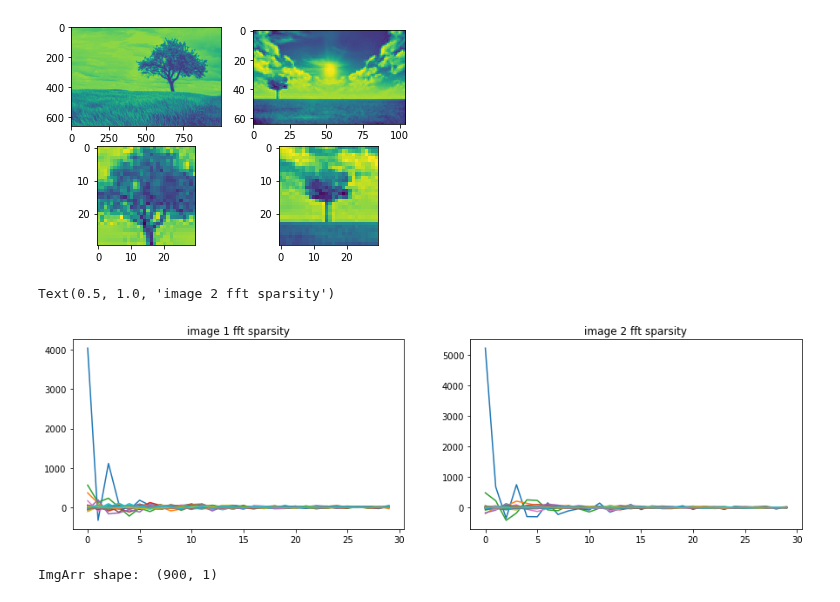
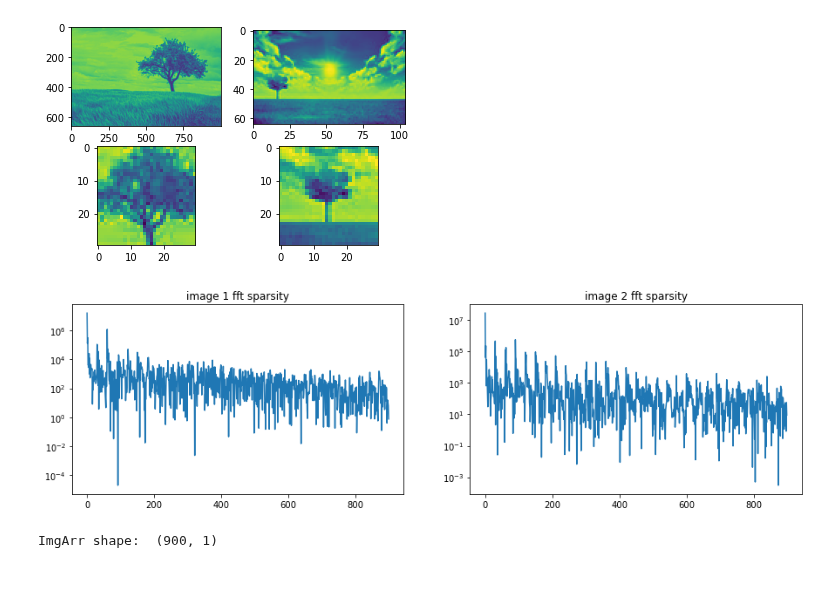
Before and after one commit to qkstngus000/Visual-Compressive-Sensing, a Jupyter notebook: V1_Compress _Sensing.ipynb, the cells around one changed output. Cells and saved outputs as stored; diff of their text form; code cells hidden in the pictures.

Commit message:
Change normal plot to log plot for dct image

```diff
--- a/V1_Compress _Sensing.ipynb
+++ b/V1_Compress _Sensing.ipynb
@@ -106,17 +98,18 @@ plt.imshow(img2)
 # %%
 fig = plt.figure(figsize = (15, 4))
 
 # FFT of original image
 ax = fig.add_subplot(1, 2, 1)
-plt.plot(fft.dctn(imgArr1, norm = 'ortho'))
+plt.plot(fft.dctn(imgArr1, norm = 'ortho', axes=[0,1]).ravel() ** 2)
 plt.title("image 1 fft sparsity")
+ax.set_yscale('log')
 
 ax = fig.add_subplot(1, 2, 2)
-plt.plot(fft.dctn(imgArr2, norm = 'ortho'))
+plt.plot(fft.dctn(imgArr2, norm = 'ortho', axes=[0,1]).ravel() ** 2)
 plt.title("image 2 fft sparsity")
+ax.set_yscale('log')
 # %% [output]
-Text(0.5, 1.0, 'image 2 fft sparsity')
-[figure, old version]
+[figure, new version]
 # %%
 n = 30 # image in (n, n) dimension
 
```
Also changed, not shown: parts of 14 cells of this notebook, 2 other files.
